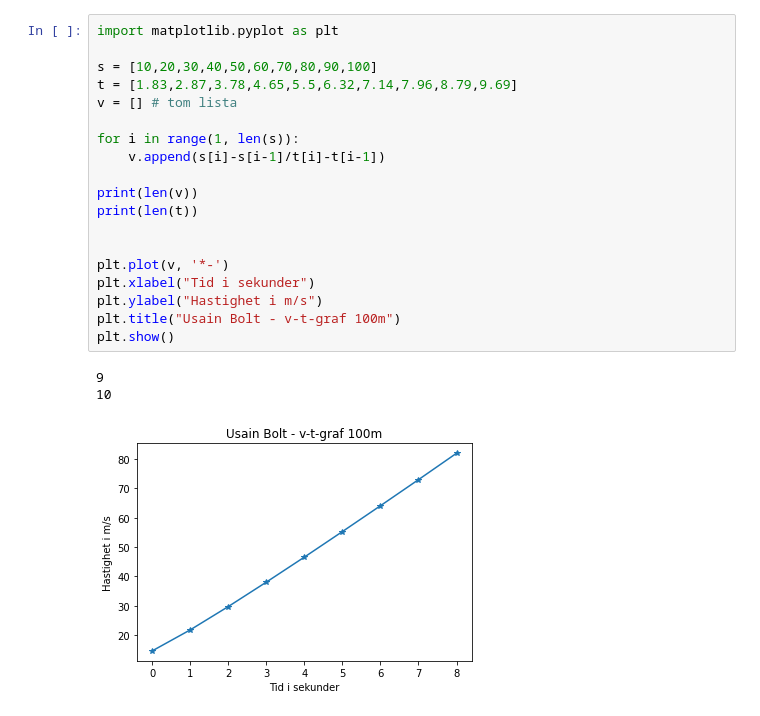
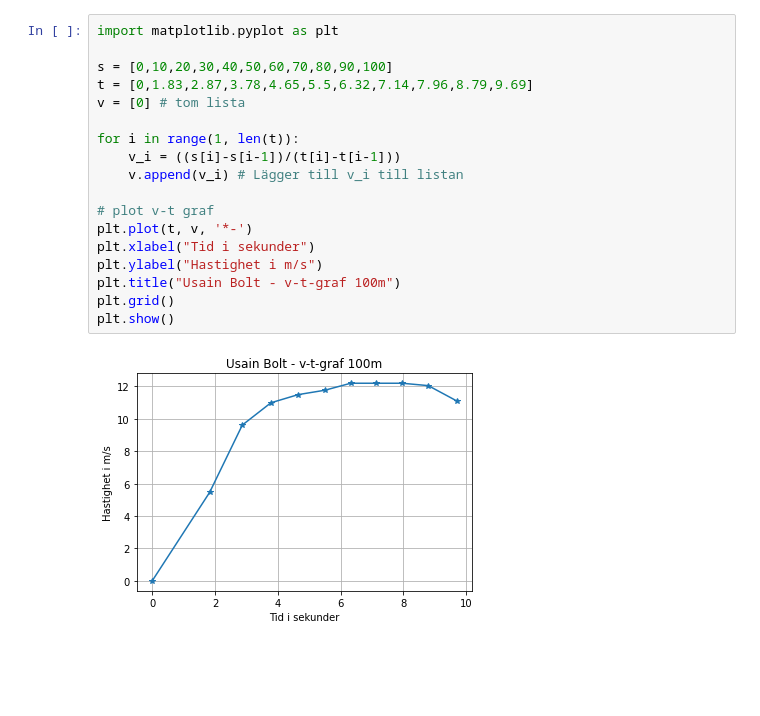
Before and after one commit to SannaIsak/sanna_isaksson_TE19C, a Jupyter notebook: Programering/count_with_code/usain_bolt.ipynb, the cells around one changed output. Cells and saved outputs as stored; diff of their text form; blank space fills up the shorter version.

```diff
--- a/Programering/count_with_code/usain_bolt.ipynb
+++ b/Programering/count_with_code/usain_bolt.ipynb
@@ -16,23 +16,20 @@ plt.show()
 # %%
 import matplotlib.pyplot as plt
 
-s = [10,20,30,40,50,60,70,80,90,100]
-t = [1.83,2.87,3.78,4.65,5.5,6.32,7.14,7.96,8.79,9.69]
-v = [] # tom lista
+s = [0,10,20,30,40,50,60,70,80,90,100]
+t = [0,1.83,2.87,3.78,4.65,5.5,6.32,7.14,7.96,8.79,9.69]
+v = [0] # tom lista
 
-for i in range(1, len(s)):
-    v.append(s[i]-s[i-1]/t[i]-t[i-1])
+for i in range(1, len(t)):
+    v_i = ((s[i]-s[i-1])/(t[i]-t[i-1]))
+    v.append(v_i) # Lägger till v_i till listan
 
-print(len(v))
-print(len(t))
-
-
-plt.plot(v, '*-')
+# plot v-t graf
+plt.plot(t, v, '*-')
 plt.xlabel("Tid i sekunder")
 plt.ylabel("Hastighet i m/s")
 plt.title("Usain Bolt - v-t-graf 100m")
+plt.grid()
 plt.show()
 # %% [output]
-9
-10
-[figure, old version]
+[figure, new version]
```
Also changed, not shown: parts of 1 cell of this notebook, 1 other file.
